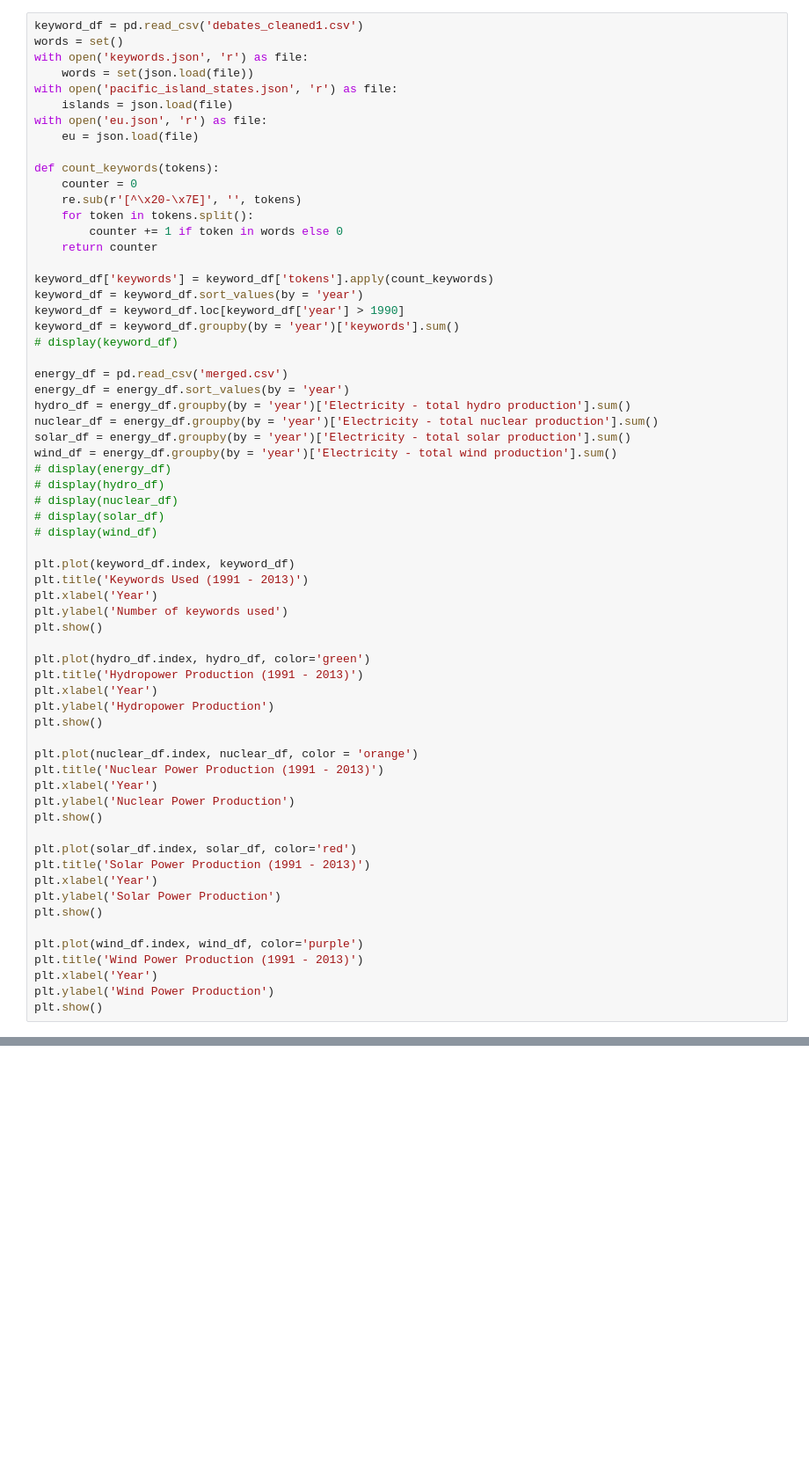
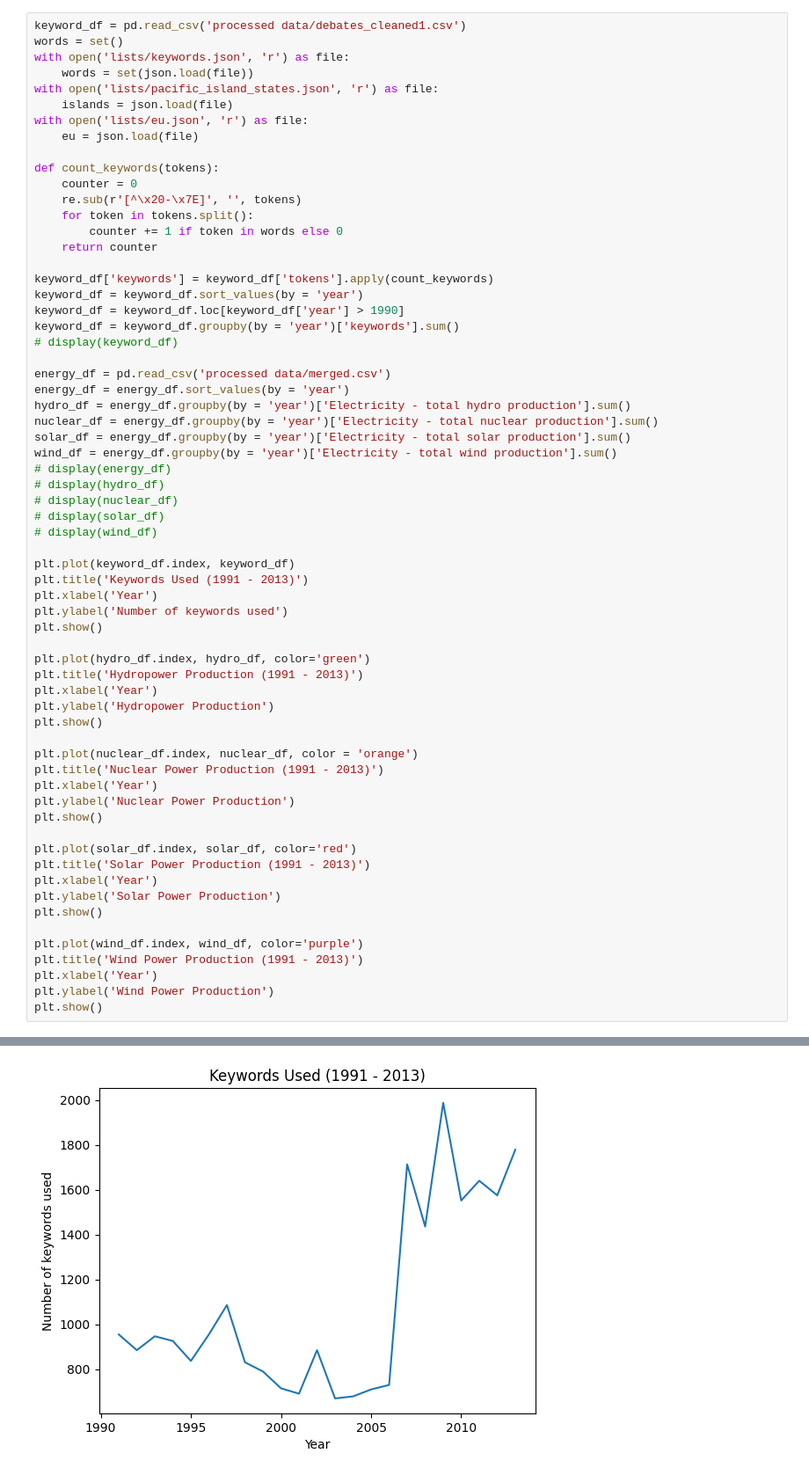
Before and after one commit to ChristopherSiems/ClimateChangeDataReport, a Jupyter notebook: nlp_updated_vis.ipynb, the cells around one changed output, grey strips where cells are left out. Shown at 88% size. Cells and saved outputs as stored; diff of their text form; blank space fills up the shorter version.

```diff
--- a/nlp_updated_vis.ipynb
+++ b/nlp_updated_vis.ipynb
@@ -142,13 +142,13 @@ plt.show()
 # %% [output]
 [figure]
 # %%
-keyword_df = pd.read_csv('debates_cleaned1.csv')
+keyword_df = pd.read_csv('processed data/debates_cleaned1.csv')
 words = set()
-with open('keywords.json', 'r') as file:
+with open('lists/keywords.json', 'r') as file:
     words = set(json.load(file))
-with open('pacific_island_states.json', 'r') as file:
+with open('lists/pacific_island_states.json', 'r') as file:
     islands = json.load(file)
-with open('eu.json', 'r') as file:
+with open('lists/eu.json', 'r') as file:
     eu = json.load(file)
 
 def count_keywords(tokens):
@@ -164,7 +164,7 @@ keyword_df = keyword_df.loc[keyword_df['year'] > 1990]
 keyword_df = keyword_df.groupby(by = 'year')['keywords'].sum()
 # display(keyword_df)
 
-energy_df = pd.read_csv('merged.csv')
+energy_df = pd.read_csv('processed data/merged.csv')
 energy_df = energy_df.sort_values(by = 'year')
 hydro_df = energy_df.groupby(by = 'year')['Electricity - total hydro production'].sum()
 nuclear_df = energy_df.groupby(by = 'year')['Electricity - total nuclear production'].sum()
@@ -209,0 +209 @@ FileNotFoundError: [Errno 2] No such file or directory: 'debates_cleaned1.csv'
+[figure, added]
```
Also changed, not shown: parts of 1 cell of this notebook, 5 other files.
